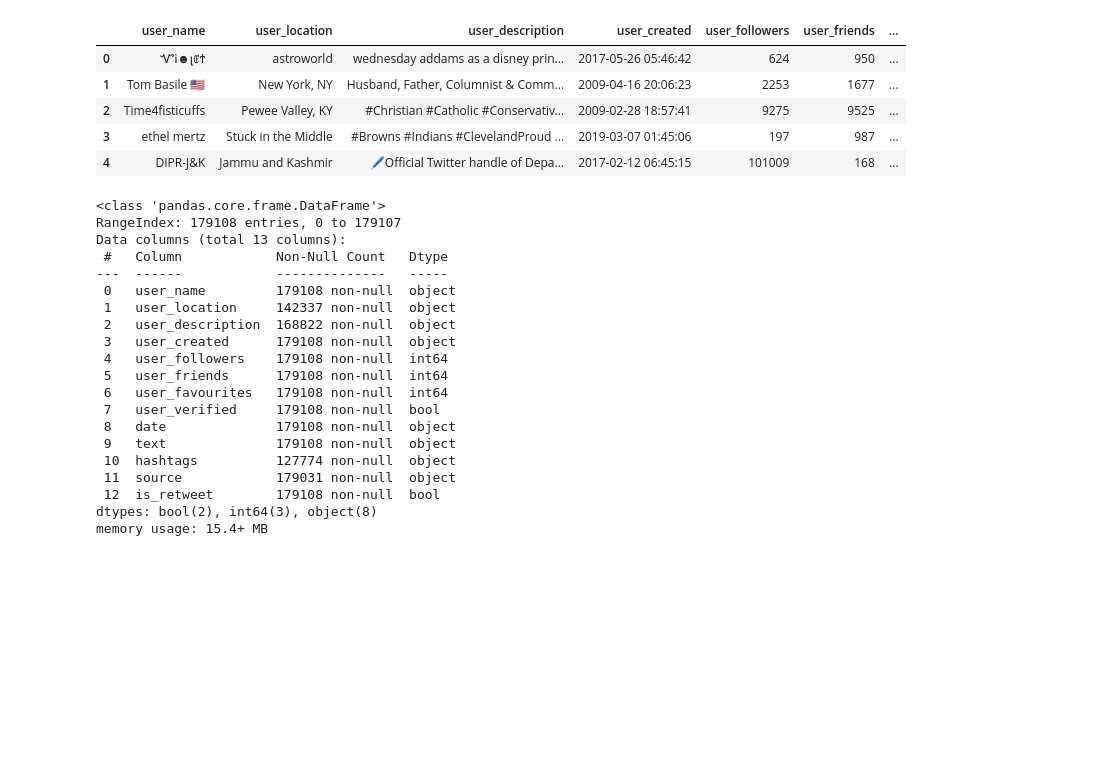
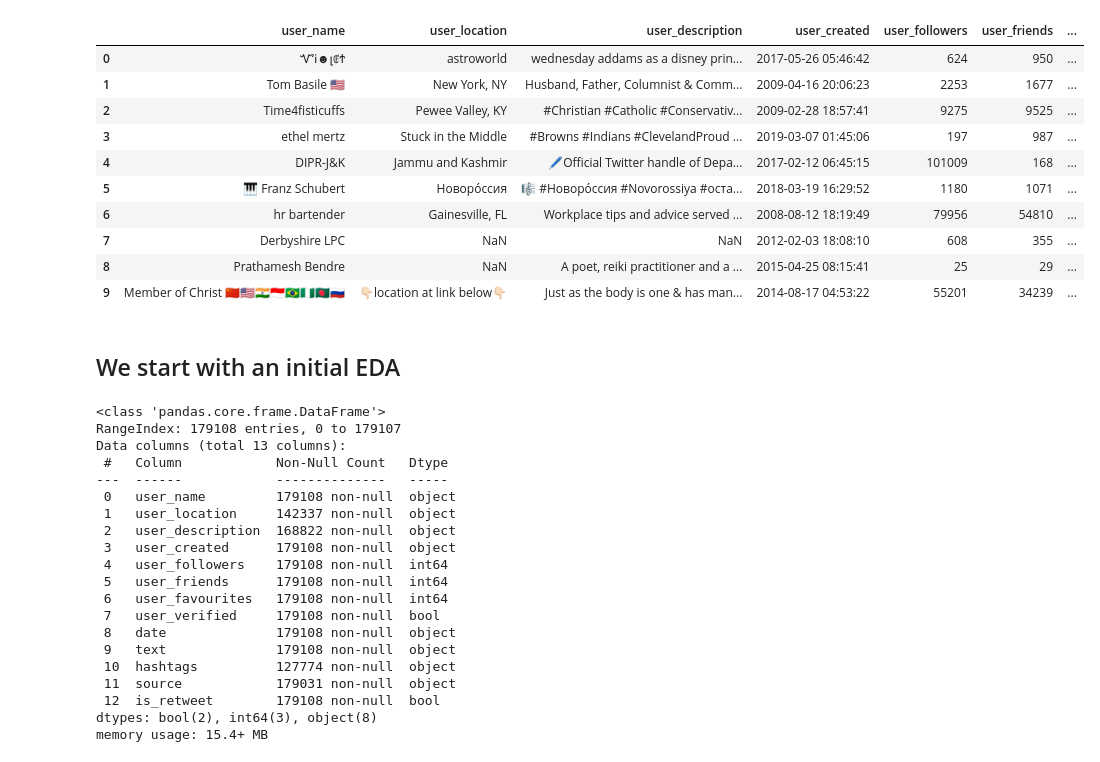
Before and after one commit to SAlexisvf/COVID-Tweets-EDA, a Jupyter notebook: covid.ipynb, the cells around one changed output. Cells and saved outputs as stored; diff of their text form; code cells hidden in the pictures; blank space fills up the shorter version.

```diff
--- a/covid.ipynb
+++ b/covid.ipynb
@@ -6,12 +6,20 @@ df = pd.read_csv('covid19_tweets.csv')
-# %%
-df.head()
-# %% [output]
-|  | user_name | user_location | user_description | user_created | user_followers | user_friends | ... |
-| 0 | ᏉᎥ☻լꂅϮ | astroworld | wednesday addams as a disney prin... | 2017-05-26 05:46:42 | 624 | 950 | ... |
-| 1 | Tom Basile 🇺🇸 | New York, NY | Husband, Father, Columnist & Comm... | 2009-04-16 20:06:23 | 2253 | 1677 | ... |
-| 2 | Time4fisticuffs | Pewee Valley, KY | #Christian #Catholic #Conservativ... | 2009-02-28 18:57:41 | 9275 | 9525 | ... |
-| 3 | ethel mertz | Stuck in the Middle | #Browns #Indians #ClevelandProud ... | 2019-03-07 01:45:06 | 197 | 987 | ... |
-| 4 | DIPR-J&K | Jammu and Kashmir | 🖊️Official Twitter handle of Depa... | 2017-02-12 06:45:15 | 101009 | 168 | ... |
+# %%
+df = pd.read_csv('covid19_tweets.csv')
+df.head(10)
+# %% [output]
+|  | user_name | user_location | user_description | user_created | user_followers | user_friends | ... |
+| 0 | ᏉᎥ☻լꂅϮ | astroworld | wednesday addams as a disney prin... | 2017-05-26 05:46:42 | 624 | 950 | ... |
+| 1 | Tom Basile 🇺🇸 | New York, NY | Husband, Father, Columnist & Comm... | 2009-04-16 20:06:23 | 2253 | 1677 | ... |
+| 2 | Time4fisticuffs | Pewee Valley, KY | #Christian #Catholic #Conservativ... | 2009-02-28 18:57:41 | 9275 | 9525 | ... |
+| 3 | ethel mertz | Stuck in the Middle | #Browns #Indians #ClevelandProud ... | 2019-03-07 01:45:06 | 197 | 987 | ... |
+| 4 | DIPR-J&K | Jammu and Kashmir | 🖊️Official Twitter handle of Depa... | 2017-02-12 06:45:15 | 101009 | 168 | ... |
+| 5 | 🎹 Franz Schubert | Новоро́ссия | 🎼 #Новоро́ссия #Novorossiya #оста... | 2018-03-19 16:29:52 | 1180 | 1071 | ... |
+| 6 | hr bartender | Gainesville, FL | Workplace tips and advice served ... | 2008-08-12 18:19:49 | 79956 | 54810 | ... |
+| 7 | Derbyshire LPC | NaN | NaN | 2012-02-03 18:08:10 | 608 | 355 | ... |
+| 8 | Prathamesh Bendre | NaN | A poet, reiki practitioner and a ... | 2015-04-25 08:15:41 | 25 | 29 | ... |
+| 9 | Member of Christ 🇨🇳🇺🇸🇮🇳🇮🇩🇧🇷🇳🇬🇧🇩🇷🇺 | 👇🏻location at link below👇🏻 | Just as the body is one & has man... | 2014-08-17 04:53:22 | 55201 | 34239 | ... |
+# %% [markdown]
+## We start with an initial EDA
 # %%
 df.info()
 # %% [output]
```
Also changed, not shown: parts of 10 cells of this notebook, 4 other files.
